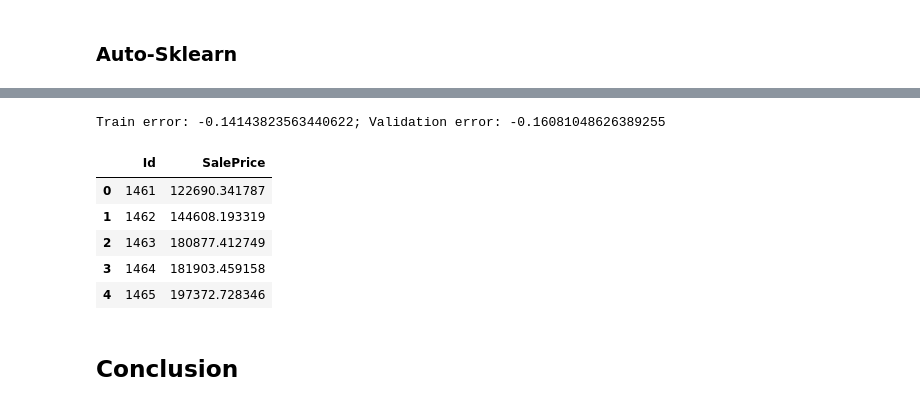
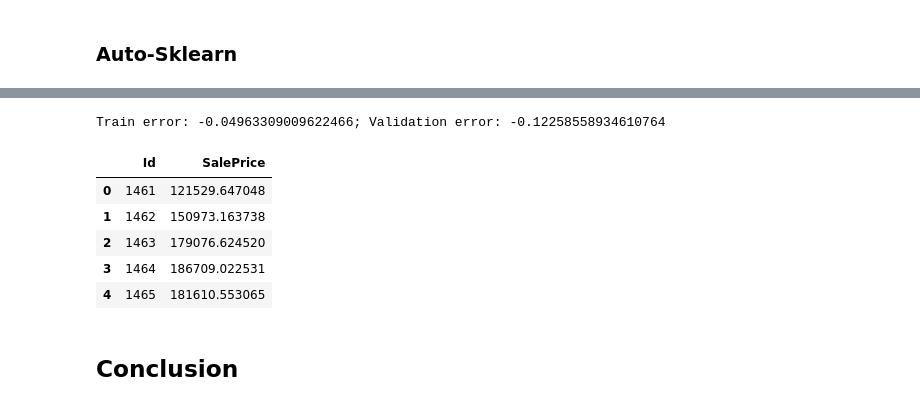
Before and after one commit to ronja-s/ames_housing_prices, a Jupyter notebook: jupyter_notebooks/02_automl.ipynb, the cells around one changed output, grey strips where cells are left out. Saved outputs shown, nothing was run; the diff lists cells and outputs as text; code cells hidden in the pictures.

```diff
--- a/jupyter_notebooks/02_automl.ipynb
+++ b/jupyter_notebooks/02_automl.ipynb
@@ -130,10 +111,18 @@ def build_pipeline(
     return pipeline
 # %%
 # helper function for making test predictions:
-def make_test_predictions(pipe, file, X_train, y_train, X_test):
+def safe_log_inverse(log_y):
+    # clip values in order to avoid overflows in exponential function
+    log_y_clipped = np.clip(log_y, -sys.float_info.max, np.log(sys.float_info.max))
+    y = np.exp(log_y_clipped)
+    return y
+
+
+def make_test_predictions(pipe, file, X_train, log_y_train, X_test):
     """Create test predictions and save them."""
-    pipe.fit(X_train, y_train)
-    pred_test = pipe.predict(X=X_test)
+    pipe.fit(X_train, log_y_train)
+    log_pred_test = pipe.predict(X=X_test)
+    pred_test = safe_log_inverse(log_y=log_pred_test)
     prediction_df = pd.DataFrame({"Id": X_test.index, "SalePrice": pred_test})
     prediction_df.to_csv(file, index=False)
     return prediction_df
@@ -170,16 +157,15 @@ warnings.filterwarnings(
 # %%
 # run TPOT:
 tpot_regr = TPOTRegressor(
-    generations=5,
+    generations=10,
     population_size=50,
     cv=CV,
-    scoring=neg_RMSLE_scorer,
+    scoring=neg_RMSE_scorer,
     early_stop=3,
     verbosity=2,
     random_state=SEED,
     n_jobs=-1,
 )
 tpot_pipe = build_pipeline(estimator=tpot_regr)
-tpot_pipe.fit(X_train, y_train)
-# note: TPOT's output gives the error of the logarithmic target (don't trust this)
+tpot_pipe.fit(X_train, log_y_train)
 # %% [output]
@@ -272,12 +282,12 @@ hyper_regr = HyperoptEstimator(
     regressor=any_regressor("reg"),
     preprocessing=any_preprocessing("pre"),
     algo=tpe.suggest,
-    # loss_fn=RMSLE,
-    max_evals=5,
-    trial_timeout=60,
+    loss_fn=mean_squared_error,  # MSE
+    max_evals=10,
+    trial_timeout=5 * 60,
     seed=SEED,
     n_jobs=-1,
 )
 hyper_pipe = build_pipeline(estimator=hyper_regr)
-hyper_pipe.fit(X_train, y_train)
+hyper_pipe.fit(X_train, log_y_train)
 # %% [output]
@@ -316,7 +323,7 @@ def get_pipeline_from_dict(estimator_dict, step_names=["preprocs", "learner"]):
     return pipe
 
 
-best_hyper_estimator_dict = hyper_pipe.regressor_.named_steps["estimator"].best_model()
+best_hyper_estimator_dict = hyper_pipe.named_steps["estimator"].best_model()
 best_hyper_estimator = get_pipeline_from_dict(estimator_dict=best_hyper_estimator_dict)
 
 best_hyper_pipe = build_pipeline(estimator=best_hyper_estimator)
@@ -342,24 +349,24 @@ TransformedTargetRegressor(func=<ufunc 'log'>,
 # %%
 # measure performance:
-train_error, test_error = measure_performance(best_hyper_pipe, X_train, y_train)
+train_error, test_error = measure_performance(best_hyper_pipe, X_train, log_y_train)
 print(f"Train error: {train_error}; Validation error: {test_error}")
 # %% [output]
-Train error: -0.14143823563440622; Validation error: -0.16081048626389255
+Train error: -0.04963309009622466; Validation error: -0.12258558934610764
 # %%
 # make test predictions
 make_test_predictions(
     pipe=best_hyper_pipe,
     file=hyperopt_predictions_file,
     X_train=X_train,
-    y_train=y_train,
+    log_y_train=log_y_train,
     X_test=X_test,
 ).head()
 # %% [output]
 |  | Id | SalePrice |
-| 0 | 1461 | 122690.341787 |
-| 1 | 1462 | 144608.193319 |
-| 2 | 1463 | 180877.412749 |
-| 3 | 1464 | 181903.459158 |
-| 4 | 1465 | 197372.728346 |
+| 0 | 1461 | 121529.647048 |
+| 1 | 1462 | 150973.163738 |
+| 2 | 1463 | 179076.624520 |
+| 3 | 1464 | 186709.022531 |
+| 4 | 1465 | 181610.553065 |
 # %% [markdown]
 ## Conclusion <a class="anchor"  id="conclusion"></a>
```
Also changed, not shown: parts of 14 cells of this notebook, 2 other files.
